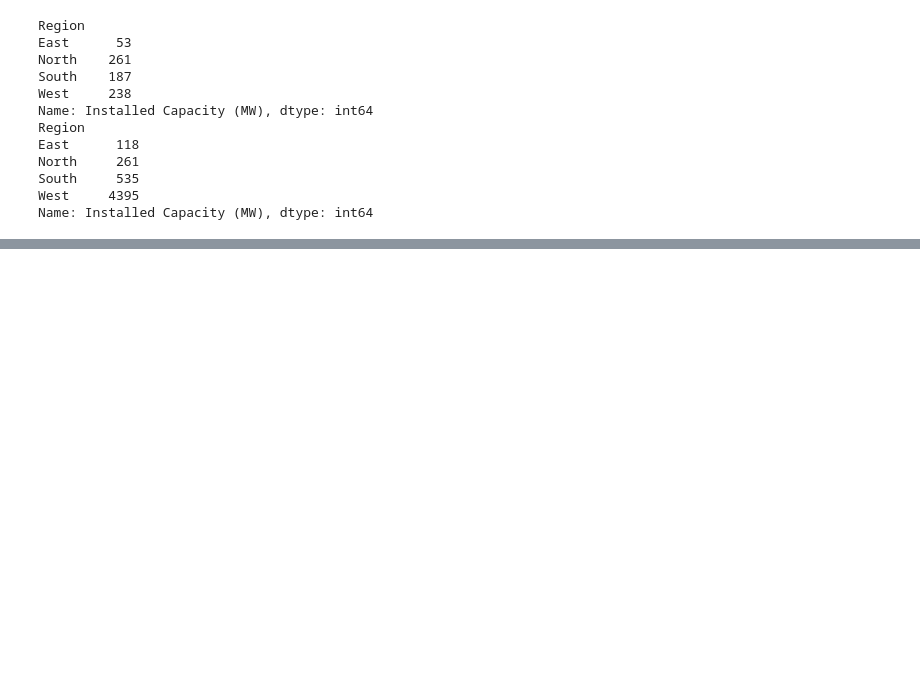
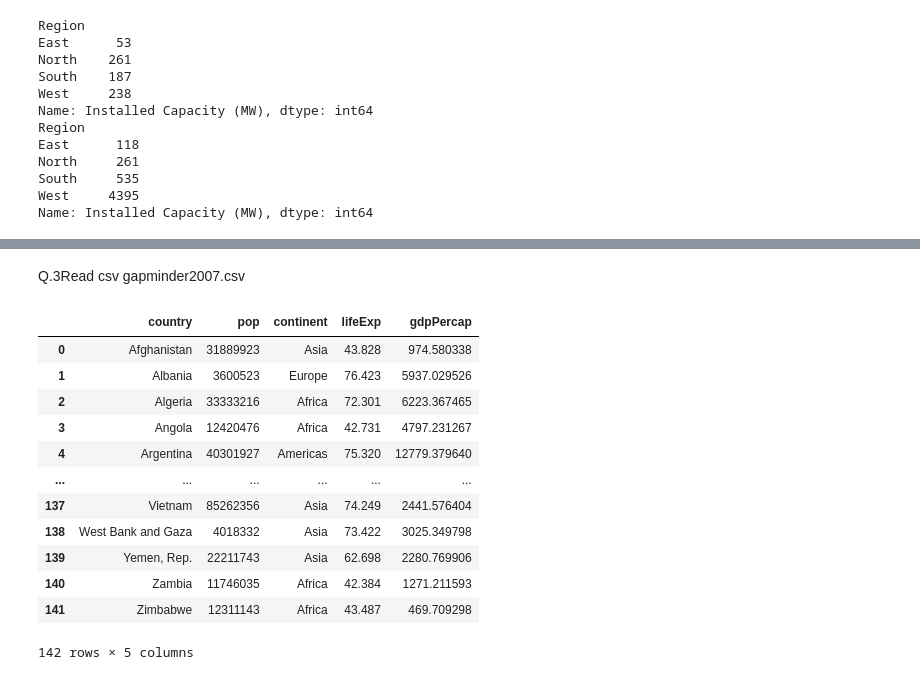
Before and after one commit to sauravdani/CDAC, a Jupyter notebook: Python/Jupyter/Assignment_pandas.ipynb, the cells around one changed output, grey strips where cells are left out. Cells and saved outputs as stored; diff of their text form; code cells hidden in the pictures; blank space fills up the shorter version.

```diff
--- a/Python/Jupyter/Assignment_pandas.ipynb
+++ b/Python/Jupyter/Assignment_pandas.ipynb
@@ -149,0 +173,20 @@ ValueError: 12 columns passed, passed data had 6 columns
+# %% [markdown]
+Q.3Read csv gapminder2007.csv
+# %%
+
+df= pd.read_csv('gapminder.csv')
+df
+# %% [output]
+|  | country | pop | continent | lifeExp | gdpPercap |
+| 0 | Afghanistan | 31889923 | Asia | 43.828 | 974.580338 |
+| 1 | Albania | 3600523 | Europe | 76.423 | 5937.029526 |
+| 2 | Algeria | 33333216 | Africa | 72.301 | 6223.367465 |
+| 3 | Angola | 12420476 | Africa | 42.731 | 4797.231267 |
+| 4 | Argentina | 40301927 | Americas | 75.320 | 12779.379640 |
+| ... | ... | ... | ... | ... | ... |
+| 137 | Vietnam | 85262356 | Asia | 74.249 | 2441.576404 |
+| 138 | West Bank and Gaza | 4018332 | Asia | 73.422 | 3025.349798 |
+| 139 | Yemen, Rep. | 22211743 | Asia | 62.698 | 2280.769906 |
+| 140 | Zambia | 11746035 | Africa | 42.384 | 1271.211593 |
+| 141 | Zimbabwe | 12311143 | Africa | 43.487 | 469.709298 |
+142 rows × 5 columns
```
Also changed, not shown: parts of 8 cells of this notebook, 16 other files.
